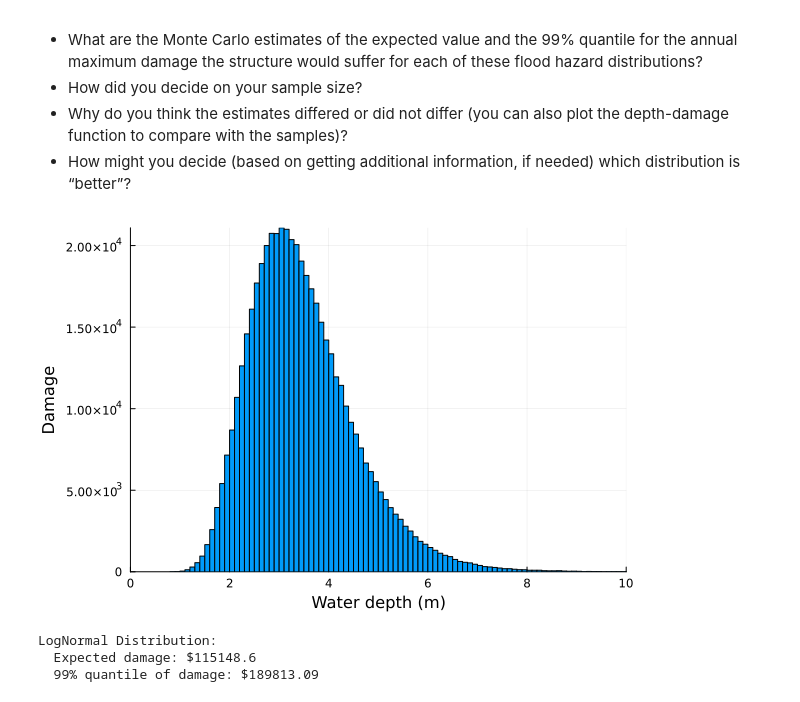
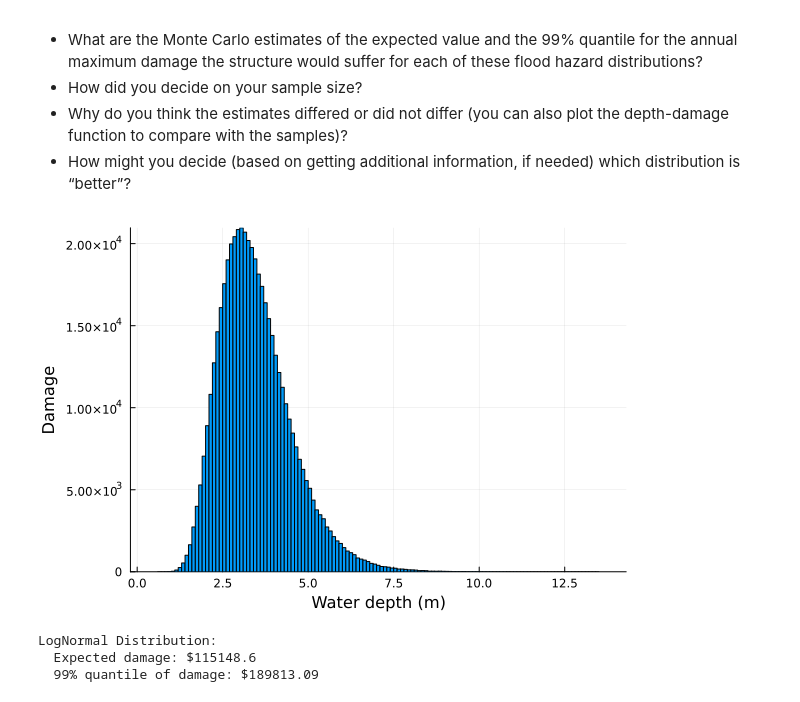
Before and after one commit to BEE4750-FA25/lab-2-mohogos, a Jupyter notebook: lab02.ipynb, the cells around one changed output. Drawn from its saved outputs; the diff is of its cells as text; code cells hidden in the pictures.

```diff
--- a/lab02.ipynb
+++ b/lab02.ipynb
@@ -169,21 +169,21 @@ following questions:
 # %%
 # Defining function and variables
 # L = 200000
 # k = 0.8
 # h0 = 3
 d(h) = 200000 / (1 + exp(-0.8 * (h - 3)))
 
 # Apply LogNormal probability distribution
 ln_distribution = LogNormal(1.2, 0.3)
 ln_damage_sims = rand(ln_distribution,500000)
 damage_samples = d.(ln_damage_sims)
 
 # Plot histogram of LogNormal distribution
-histogram(ln_damage_sims, legend=:false, bins=200, xlim = (0, 10))
+histogram(ln_damage_sims, legend=:false, bins=200)
 ylabel!("Damage")
 xlabel!("Water depth (m)")
 # %% [output]
-[figure, old version]
+[figure, new version]
 # %%
 # Output Monte Carlo estimates
 mean_ln_distribution = mean(damage_samples)
```
Also changed, not shown: parts of 1 cell of this notebook.
